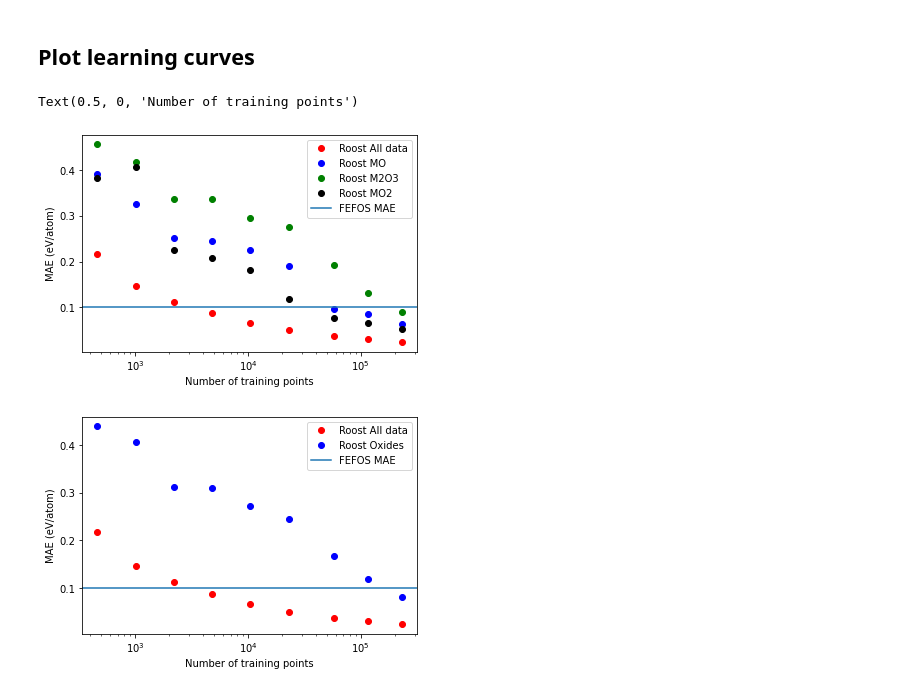
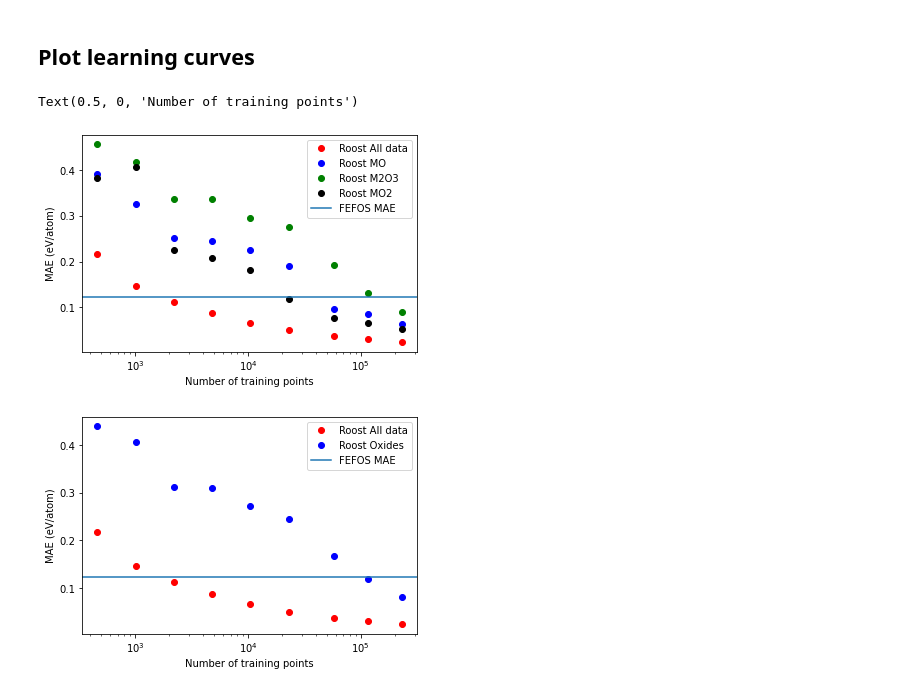
Before and after one commit to michaelcraiger/fefos, a Jupyter notebook: roost_compare.ipynb, the cells around one changed output. Saved outputs shown, nothing was run; the diff lists cells and outputs as text; code cells hidden in the pictures.

```diff
--- a/roost_compare.ipynb
+++ b/roost_compare.ipynb
@@ -131,25 +131,25 @@ Number of oxides: 49
 # %%
 # taking values reported in the Nature Comm
 # https://www.nature.com/articles/s41467-020-19964-7
 training_points = [
     461, 1005, 2200, 4812, 10499, 23096, 57740, 115480, 230959
 ]
 
 fig = plt.figure()
 ax = fig.add_subplot(1, 1, 1)
 plt.plot(training_points, roost_err, 'ro', label='Roost All data')
 plt.plot(training_points, mo_err, 'bo', label='Roost MO')
 plt.plot(training_points, m2o3_err, 'go', label='Roost M2O3')
 plt.plot(training_points, mo2_err, 'ko', label='Roost MO2')
 ax.set_xscale('log')
 
-plt.axhline(0.1, label='FEFOS MAE')
+plt.axhline(0.123, label='FEFOS MAE')
 plt.legend()
 plt.ylabel("MAE (eV/atom)")
 plt.xlabel("Number of training points")
 # %% [output]
 Text(0.5, 0, 'Number of training points')
-[figure, old version]
+[figure, new version]
 # %%
 fig = plt.figure()
 ax = fig.add_subplot(1, 1, 1)
@@ -159,9 +159,10 @@ plt.plot(training_points, total_oxide_error, 'bo', label='Roost Oxides')
 # plt.plot(training_points, mo2_err, 'ko', label='Roost MO2')
 ax.set_xscale('log')
 
-plt.axhline(0.1, label='FEFOS MAE')
+plt.axhline(0.123, label='FEFOS MAE')
 plt.legend()
 plt.ylabel("MAE (eV/atom)")
 plt.xlabel("Number of training points")
+plt.savefig("roost_compare_all.pdf")
 # %% [output]
-[figure, old version]
+[figure, new version]
```
Also changed, not shown: 6 other files.
